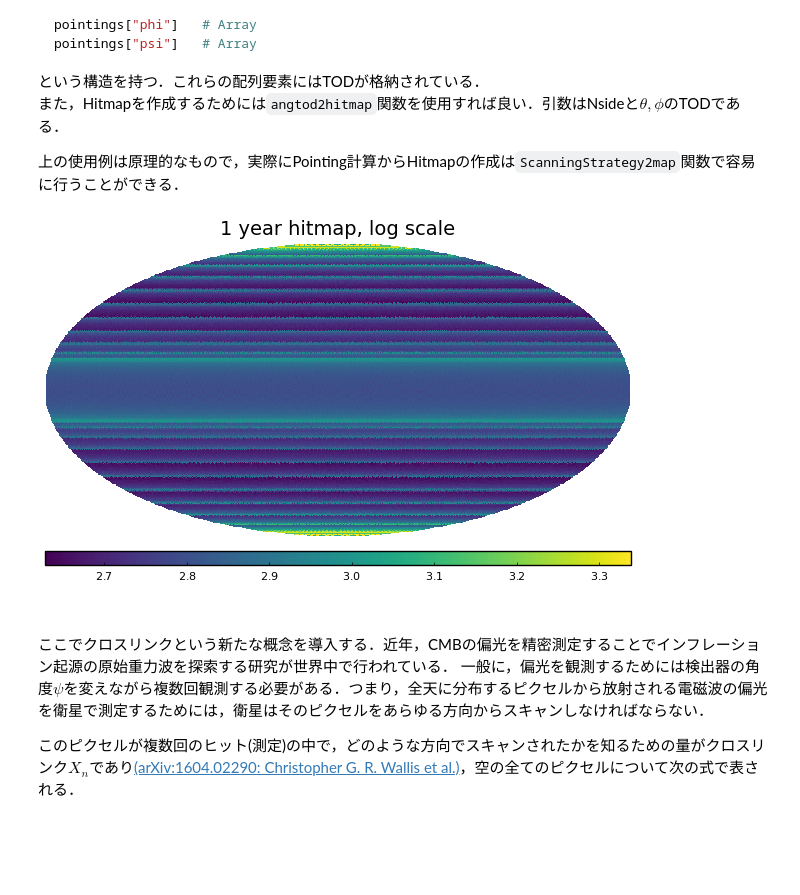
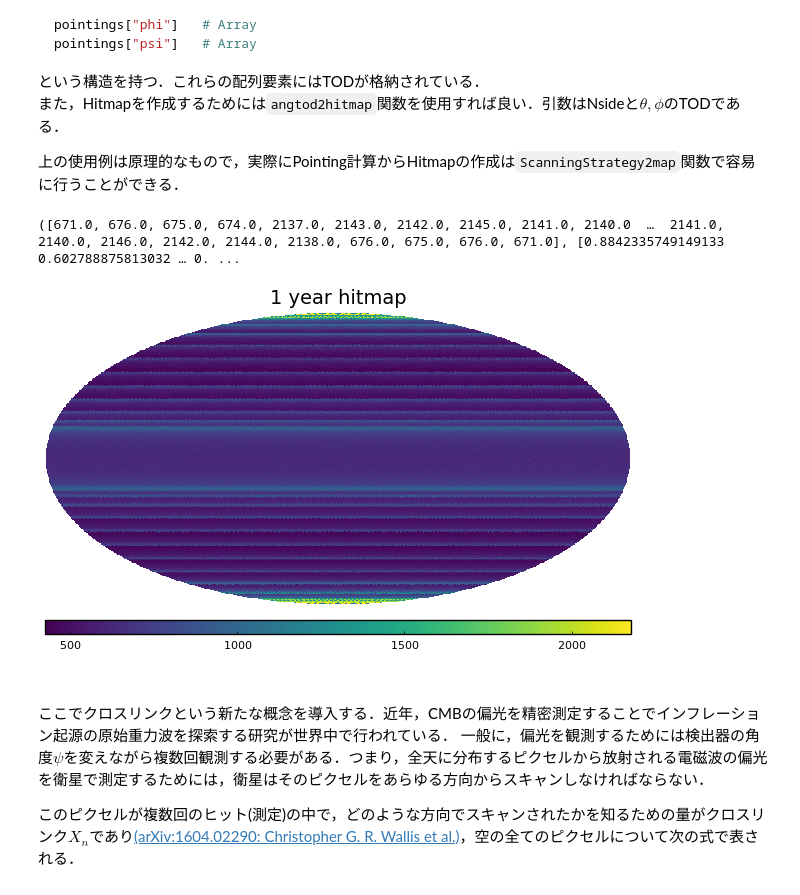
Before and after one commit to yusuke-takase/Falcons.jl, a Jupyter notebook: tutorial/Julia_in_Physics_2021_detail.ipynb, the cells around one changed output. Saved outputs shown, nothing was run; the diff lists cells and outputs as text; code cells hidden in the pictures; blank space fills up the shorter version.

```diff
--- a/tutorial/Julia_in_Physics_2021_detail.ipynb
+++ b/tutorial/Julia_in_Physics_2021_detail.ipynb
@@ -139,12 +134,21 @@ pointings["psi"]   # Array
 また，Hitmapを作成するためには`angtod2hitmap`関数を使用すれば良い．引数はNsideと$\theta, \phi$のTODである．
 
 上の使用例は原理的なもので，実際にPointing計算からHitmapの作成は`ScanningStrategy2map`関数で容易に行うことができる．
+# %%
+function array2map(map_array::Array)
+    nside = npix2nside(length(map_array))
+    m = HealpixMap{Float64, RingOrder}(nside)
+    m.pixels .= map_array
+    return m
+end
+
+hitmap, hmap = ScanningStrategy2map(ss, division=4, nmax=5)
+# %% [output]
+([671.0, 676.0, 675.0, 674.0, 2137.0, 2143.0, 2142.0, 2145.0, 2141.0, 2140.0  …  2141.0, 2140.0, 2146.0, 2142.0, 2144.0, 2138.0, 676.0, 675.0, 676.0, 671.0], [0.8842335749149133 0.602788875813032 … 0. ...
 # %%
-outmap = ScanningStrategy2map(ss, 4)
-
-Plots.plot(array2map(log10.(outmap[1])), c=:viridis, title="1 year hitmap, log scale")
+Plots.plot(hitmap |> array2map, c=:viridis, title="1 year hitmap")
 # %% [output]
-[figure, old version]
+[figure, new version]
 # %% [markdown]
 ここでクロスリンクという新たな概念を導入する．近年，CMBの偏光を精密測定することでインフレーション起源の原始重力波を探索する研究が世界中で行われている．
 一般に，偏光を観測するためには検出器の角度$\psi$を変えながら複数回観測する必要がある．つまり，全天に分布するピクセルから放射される電磁波の偏光を衛星で測定するためには，衛星はそのピクセルをあらゆる方向からスキャンしなければならない．
```
Also changed, not shown: parts of 12 cells of this notebook, 9 other files.
